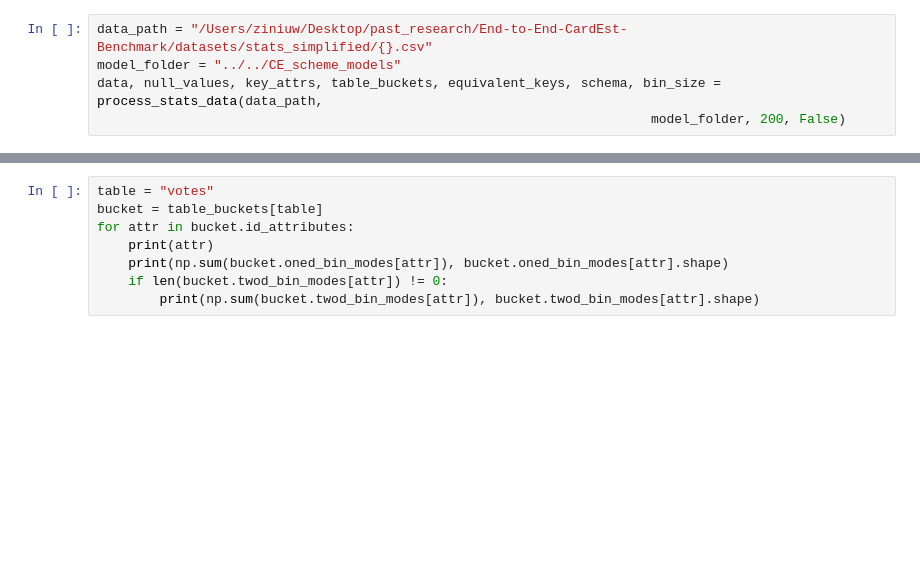
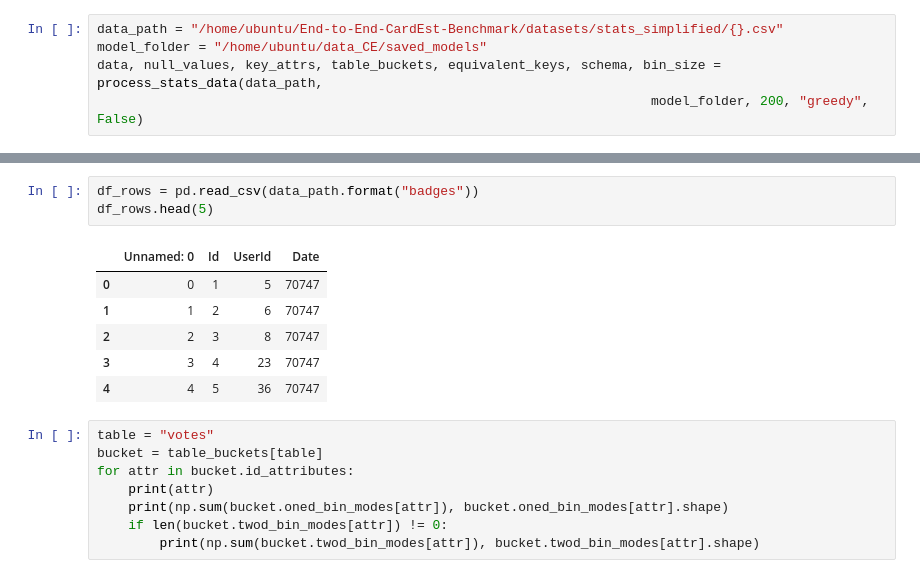
Before and after one commit to wuziniu/FactorJoin, a Jupyter notebook: Debug/debug_bucketization.ipynb, the cells around one changed output, grey strips where cells are left out. Saved outputs shown, nothing was run; the diff lists cells and outputs as text; blank space fills up the shorter version.

```diff
--- a/Debug/debug_bucketization.ipynb
+++ b/Debug/debug_bucketization.ipynb
@@ -504,7 +861,7 @@ def process_stats_data(data_path, model_folder, n_bins=500, save_bucket_bins=Fal
 
     return data, null_values, key_attrs, table_buckets, equivalent_keys, schema, bin_size
 # %%
-data_path = "/Users/ziniuw/Desktop/past_research/End-to-End-CardEst-Benchmark/datasets/stats_simplified/{}.csv"
-model_folder = "../../CE_scheme_models"
+data_path = "/home/ubuntu/End-to-End-CardEst-Benchmark/datasets/stats_simplified/{}.csv"
+model_folder = "/home/ubuntu/data_CE/saved_models"
 data, null_values, key_attrs, table_buckets, equivalent_keys, schema, bin_size = process_stats_data(data_path,
-                                                                       model_folder, 200, False)
+                                                                       model_folder, 200, "greedy", False)
@@ -511,3 +886,13 @@ data, null_values, key_attrs, table_buckets, equivalent_keys, schema, bin_size =
+# %%
+df_rows = pd.read_csv(data_path.format("badges"))
+df_rows.head(5)
+# %% [output]
+|  | Unnamed: 0 | Id | UserId | Date |
+| 0 | 0 | 1 | 5 | 70747 |
+| 1 | 1 | 2 | 6 | 70747 |
+| 2 | 2 | 3 | 8 | 70747 |
+| 3 | 3 | 4 | 23 | 70747 |
+| 4 | 4 | 5 | 36 | 70747 |
 # %%
 table = "votes"
 bucket = table_buckets[table]
```
Also changed, not shown: parts of 14 cells of this notebook, 12 other files.
